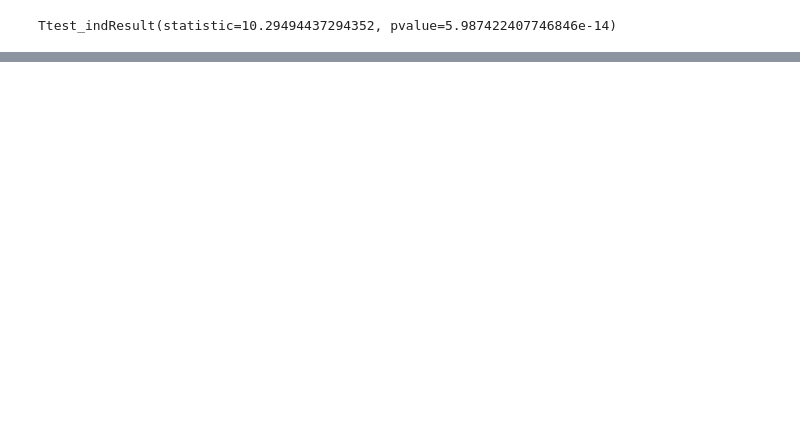
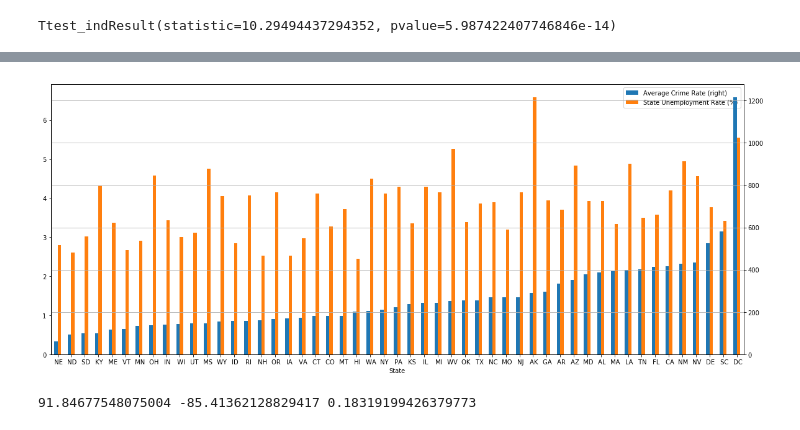
Before and after one commit to prakashbalasubramaniam/The_Incredible_Quad, a Jupyter notebook: Catherine/Crime and Unemployment Analysis.ipynb, the cells around one changed output, grey strips where cells are left out. Drawn from its saved outputs; the diff is of its cells as text; code cells hidden in the pictures; blank space fills up the shorter version.

```diff
--- a/Catherine/Crime and Unemployment Analysis.ipynb
+++ b/Catherine/Crime and Unemployment Analysis.ipynb
@@ -529,0 +528,6 @@ Warnings:
+# %%
+# Sort the former dataframe by average crime rate from lowest to highest.
+relevantsortydf1 = relevantsortxdf1.sort_values(["Average Crime Rate"], ascending=True)
+
+# Display the dataframe.
+relevantsortydf1
@@ -529,0 +561,13 @@ Warnings:
+# %%
+# Make a bar graph showing dataframe sorting average crime rate from lowest to highest vs. state unemployment rate.
+gbar2=relevantsortydf1.plot( kind = 'bar',secondary_y = 'Average Crime Rate',figsize = (20,8), rot = 0,align = "center" )
+plt.grid()
+plt.savefig("Sorted Average Crime Rate vs. State Unemployment Rate.png")
+# %% [output]
+[figure, added]
+# %%
+intercept, slope = results.params
+r2 = results.rsquared
+print (slope, intercept, r2)
+# %% [output]
+91.84677548075004 -85.41362128829417 0.18319199426379773
```
Also changed, not shown: parts of 26 cells of this notebook, 8 other files.
